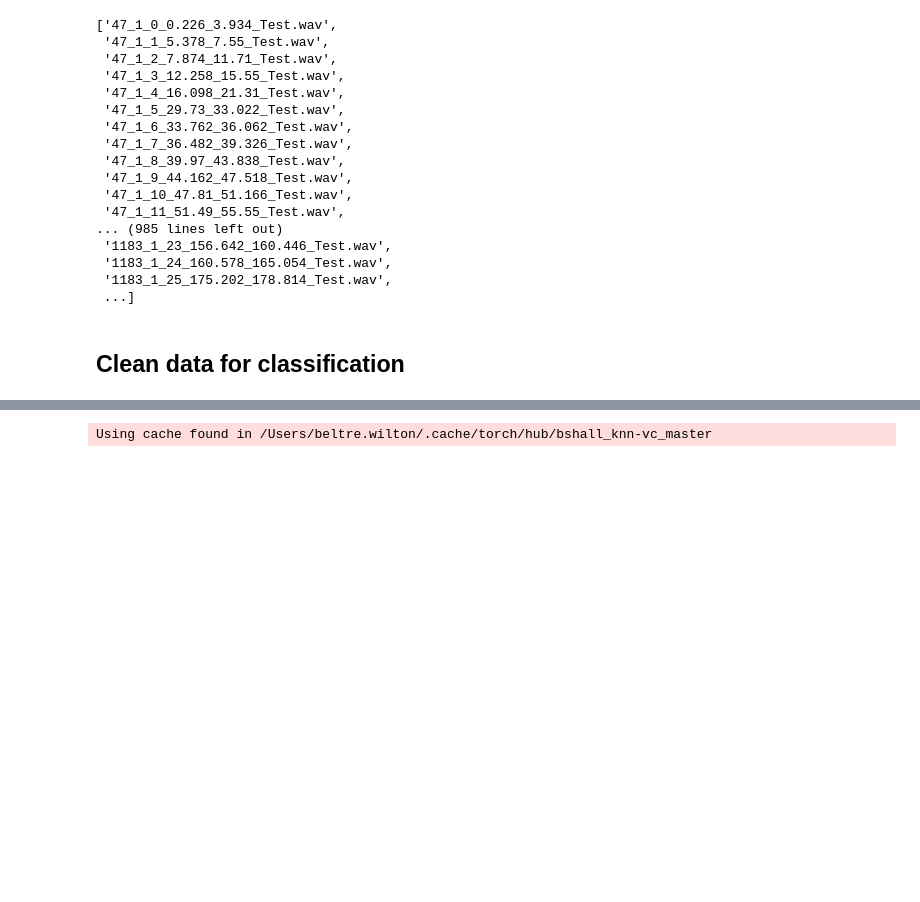
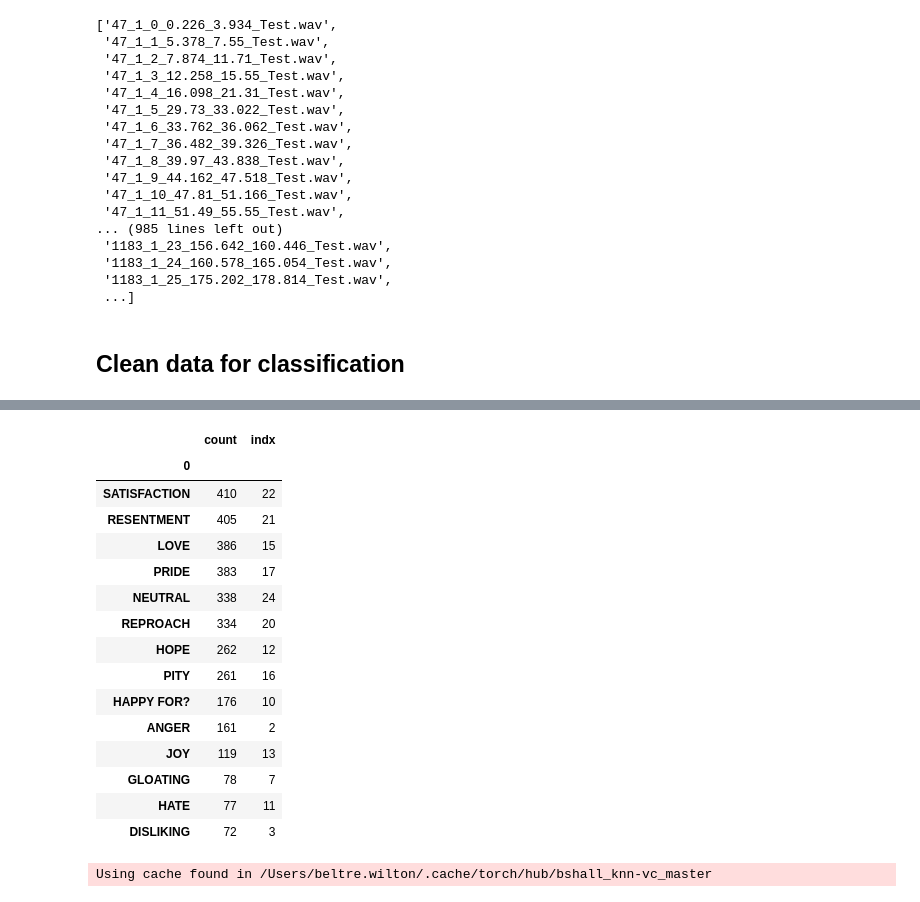
Before and after one commit to beltrewilton/mspconv_ftlab, a Jupyter notebook: notebooks/Clean_and_Lab_posprocess.ipynb, the cells around one changed output, grey strips where cells are left out. Drawn from its saved outputs; the diff is of its cells as text; code cells hidden in the pictures; blank space fills up the shorter version.

```diff
--- a/notebooks/Clean_and_Lab_posprocess.ipynb
+++ b/notebooks/Clean_and_Lab_posprocess.ipynb
@@ -568,19 +606,19 @@ output1 = widgets.Output()
 with output1:
     ids_labels_df_train = pd.DataFrame(train_input_features['labels'])
     print("Train\n--------------------------")
-    display(ids_labels_df_train.value_counts().sort_values(ascending=False))
+    display(ids_labels_df_train.value_counts().sort_index(ascending=False))
 
 output2 = widgets.Output()
 with output2:
     print("Eval\n--------------------------")
     ids_labels_df_dev = pd.DataFrame(dev_input_features['labels'])
-    display(ids_labels_df_dev.value_counts().sort_values(ascending=False))
+    display(ids_labels_df_dev.value_counts().sort_index(ascending=False))
 
 output3 = widgets.Output()
 with output3:
     print("Test\n--------------------------")
     ids_labels_df_test = pd.DataFrame(test_input_features['labels'])
-    display(ids_labels_df_test.value_counts().sort_values(ascending=False))
+    display(ids_labels_df_test.value_counts().sort_index(ascending=False))
 
 
 columns = widgets.HBox([output1, output2, output3])
@@ -599,3 +669,24 @@ __save_input_features(test_input_features, "class_input_features_test_balanced.p
+# %%
+dev = ids_labels_df_train.value_counts().to_frame()
+dev['indx'] = dev.index.to_series().apply(lambda x: list(vad.terms).index(x[0]) + 1)
+dev
+# %% [output]
+|  | count | indx |
+| 0 |  |  |
+| SATISFACTION | 410 | 22 |
+| RESENTMENT | 405 | 21 |
+| LOVE | 386 | 15 |
+| PRIDE | 383 | 17 |
+| NEUTRAL | 338 | 24 |
+| REPROACH | 334 | 20 |
+| HOPE | 262 | 12 |
+| PITY | 261 | 16 |
+| HAPPY FOR? | 176 | 10 |
+| ANGER | 161 | 2 |
+| JOY | 119 | 13 |
+| GLOATING | 78 | 7 |
+| HATE | 77 | 11 |
+| DISLIKING | 72 | 3 |
 # %%
 def plot_audio(wave, path_file, emo):
     display(Audio(data=wave, autoplay=False, rate=16_000, ))
```
Also changed, not shown: parts of 19 cells of this notebook.
